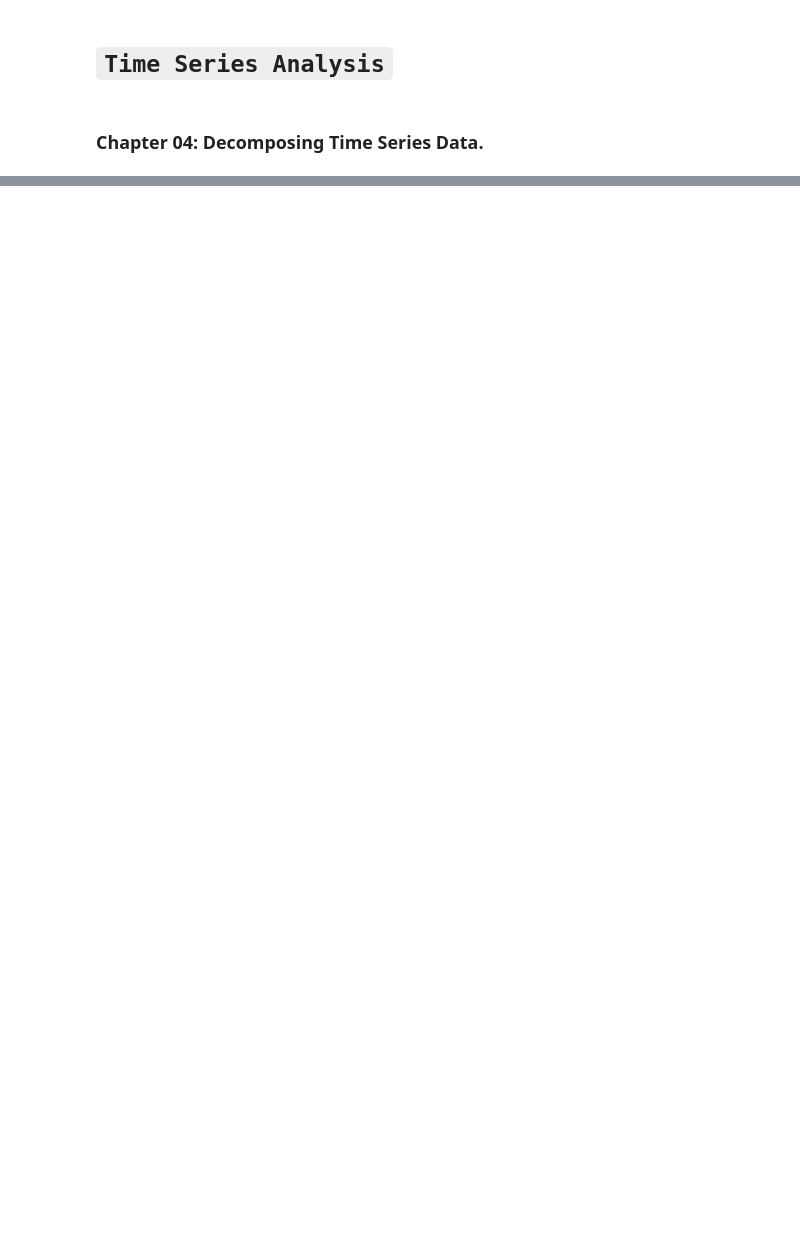
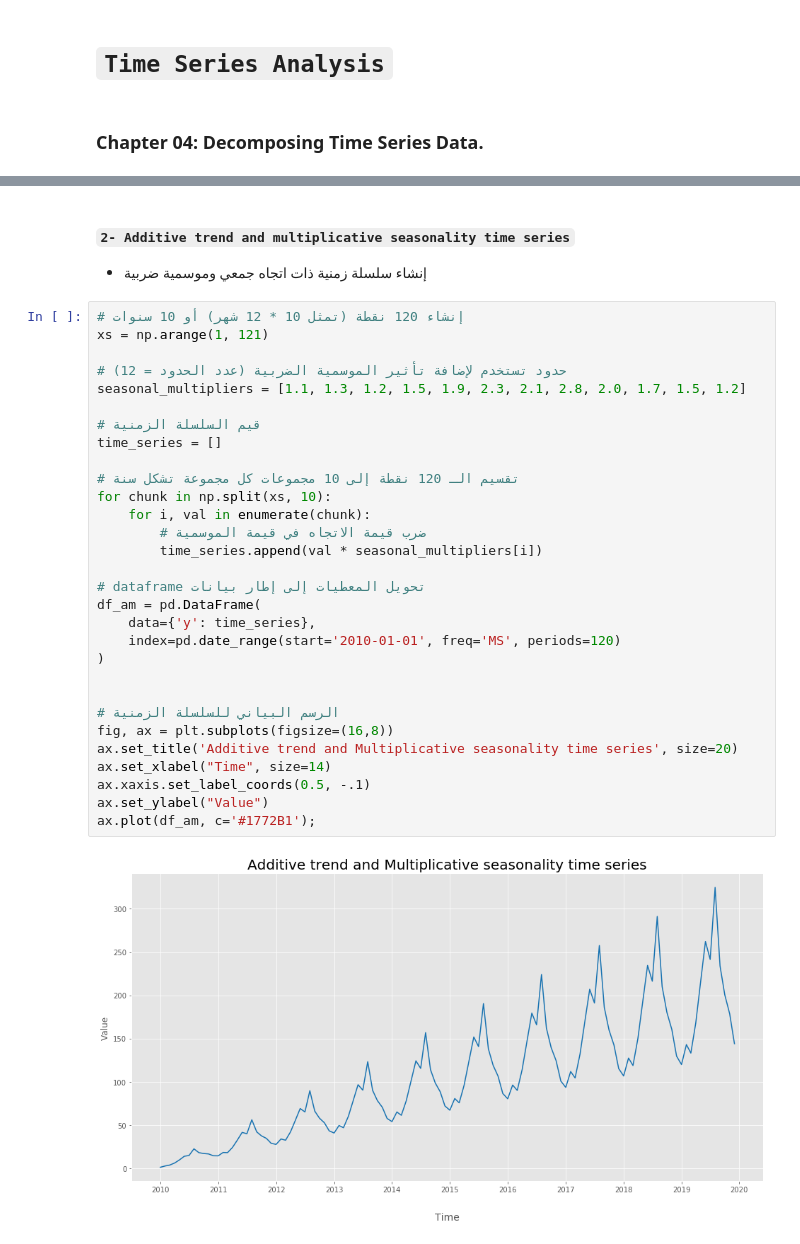
Before and after one commit to AI-MOO/Time_Series_Arabic_Explaination, a Jupyter notebook: 04-time_series_analysis.ipynb, the cells around one changed output, grey strips where cells are left out. Cells and saved outputs as stored; diff of their text form; blank space fills up the shorter version.

```diff
--- a/04-time_series_analysis.ipynb
+++ b/04-time_series_analysis.ipynb
@@ -49,0 +78,36 @@ ax.plot(df_aa,c='blue');
+# %% [markdown]
+#### `2- Additive trend and multiplicative seasonality time series`
+
+* إنشاء سلسلة زمنية ذات اتجاه جمعي وموسمية ضربية
+# %%
+# إنشاء 120 نقطة (تمثل 10 * 12 شهر) أو 10 سنوات
+xs = np.arange(1, 121)
+
+# (عدد الحدود = 12) حدود تستخدم لإضافة تأثير الموسمية الضربية
+seasonal_multipliers = [1.1, 1.3, 1.2, 1.5, 1.9, 2.3, 2.1, 2.8, 2.0, 1.7, 1.5, 1.2]
+
+# قيم السلسلة الزمنية
+time_series = []
+
+# تقسيم الـ 120 نقطة إلى 10 مجموعات كل مجموعة تشكل سنة
+for chunk in np.split(xs, 10):
+    for i, val in enumerate(chunk):
+        # ضرب قيمة الاتجاه في قيمة الموسمية
+        time_series.append(val * seasonal_multipliers[i])
+
+# dataframe تحويل المعطيات إلى إطار بيانات
+df_am = pd.DataFrame(
+    data={'y': time_series},
+    index=pd.date_range(start='2010-01-01', freq='MS', periods=120)
+)
+
+
+# الرسم البياني للسلسلة الزمنية
+fig, ax = plt.subplots(figsize=(16,8))
+ax.set_title('Additive trend and Multiplicative seasonality time series', size=20)
+ax.set_xlabel("Time", size=14)
+ax.xaxis.set_label_coords(0.5, -.1)
+ax.set_ylabel("Value")
+ax.plot(df_am, c='#1772B1');
+# %% [output]
+[figure, added]
```
Also changed, not shown: parts of 16 cells of this notebook.
